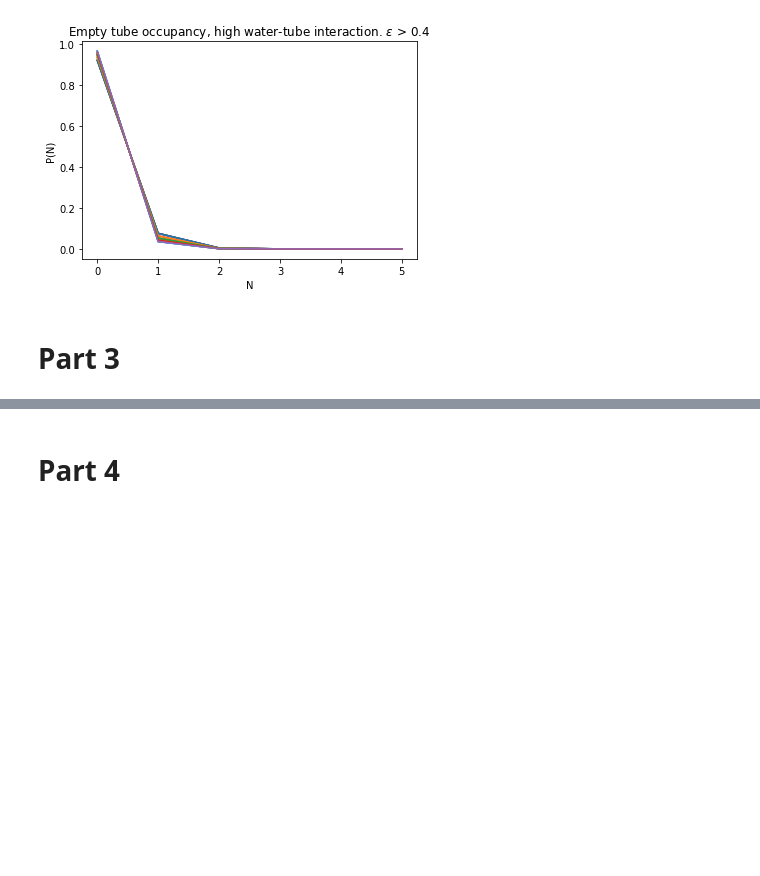
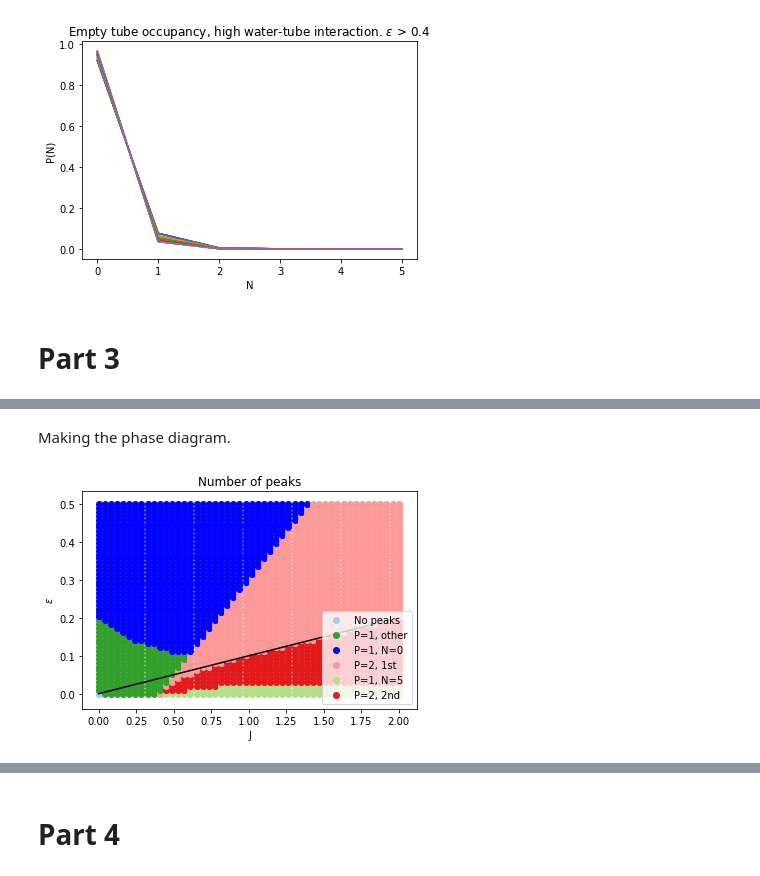
Before and after one commit to martagonzalvo/che164, a Jupyter notebook: 164Project.ipynb, the cells around one changed output, grey strips where cells are left out. Cells and saved outputs as stored; diff of their text form; code cells hidden in the pictures; blank space fills up the shorter version.

```diff
--- a/164Project.ipynb
+++ b/164Project.ipynb
@@ -431,0 +443,75 @@ Region J > 1, $\epsilon$ > 0 ?
+# %% [markdown]
+Making the phase diagram.
+# %%
+colors = ['#a6cee3','#1f78b4','#b2df8a','#33a02c','#fb9a99','#e31a1c','#fdbf6f','#ff7f00','#cab2d6']
+
+n_0, n_1, n_2, n_3, n_4, n_5, n_6, n_7, n_8 = 0,0,0,0,0,0,0,0,0
+
+for p in peak_info:
+    if p[2][2] == 0:
+        if n_0 == 0:
+            plt.scatter(p[1], p[0], color=colors[0], label='No peaks')
+        plt.scatter(p[1], p[0], color=colors[0])
+        n_0 +=1
+    # 1 peak
+    ## Empty
+    if p[2][2] == 1 and p[2][3]==[0]:
+        if n_1 == 0:
+            plt.scatter(p[1], p[0], color='blue', label='P=1, N=0')
+        plt.scatter(p[1], p[0], color='blue')
+        n_1 +=1
+    ## Full
+    if p[2][2] == 1 and p[2][3]==[5]:
+        if n_2 == 0:
+            plt.scatter(p[1], p[0], color=colors[2], label='P=1, N=5')
+        plt.scatter(p[1], p[0], color=colors[2])
+        n_2 +=1
+    ## Elsewhere
+    if p[2][2] == 1 and p[2][3]!=[0] and p[2][3]!=[5]:
+        if n_3 == 0:
+            plt.scatter(p[1], p[0], color=colors[3], label='P=1, other')
+        plt.scatter(p[1], p[0], color=colors[3])
+        n_3 +=1
+
+    #2 peaks
+    ## First larger
+    if p[2][2] == 2 and p[2][3]==[0]: # 1st larger
+        if n_4 == 0:
+            plt.scatter(p[1], p[0], color=colors[4], label='P=2, 1st')
+        plt.scatter(p[1], p[0], color=colors[4])
+        n_4 +=1
+    ## Second larger
+    if p[2][2] == 2 and p[2][3]==[1]: #and 2nd larger:
+        if n_5 == 0:
+            plt.scatter(p[1], p[0], color=colors[5], label='P=2, 2nd')
+        plt.scatter(p[1], p[0], color=colors[5])
+        n_5 +=1
+
+    # 3, 4, and 5 peaks
+    if p[2][2] == 3:
+        if n_6 == 0:
+            plt.scatter(p[1], p[0], color=colors[6], label='P=3')
+        plt.scatter(p[1], p[0], color=colors[6])
+        n_6 +=1
+    if p[2][2] == 4:
+        if n_7 == 0:
+            plt.scatter(p[1], p[0], color=colors[7], label='P=4')
+        plt.scatter(p[1], p[0], color=colors[7])
+        n_7 +=1
+    if p[2][2] == 5:
+        if n_8 == 0:
+            plt.scatter(p[1], p[0], color=colors[8], label='P=5')
+        plt.scatter(p[1], p[0], color=colors[8])
+        n_8 +=1
+
+plt.title('Number of peaks')
+plt.xlabel('J')
+plt.ylabel('$\epsilon$')
+
+J_special = [0,2]
+eps_special = [0,0.2]
+plt.plot(J_special, eps_special, color='black');
+
+plt.legend();
+# %% [output]
+[figure, added]
```
Also changed, not shown: parts of 22 cells of this notebook.
